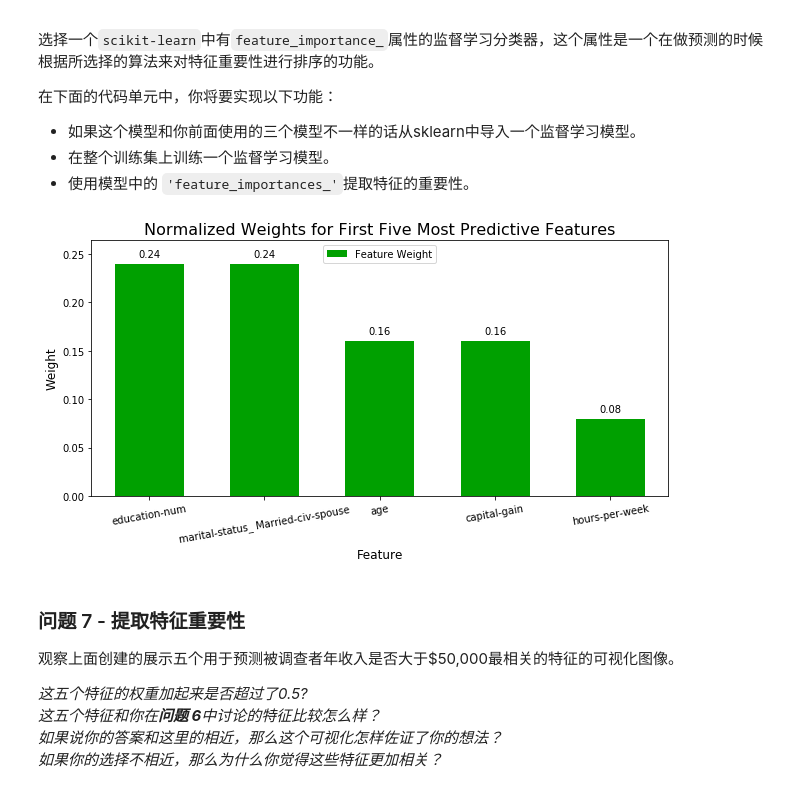
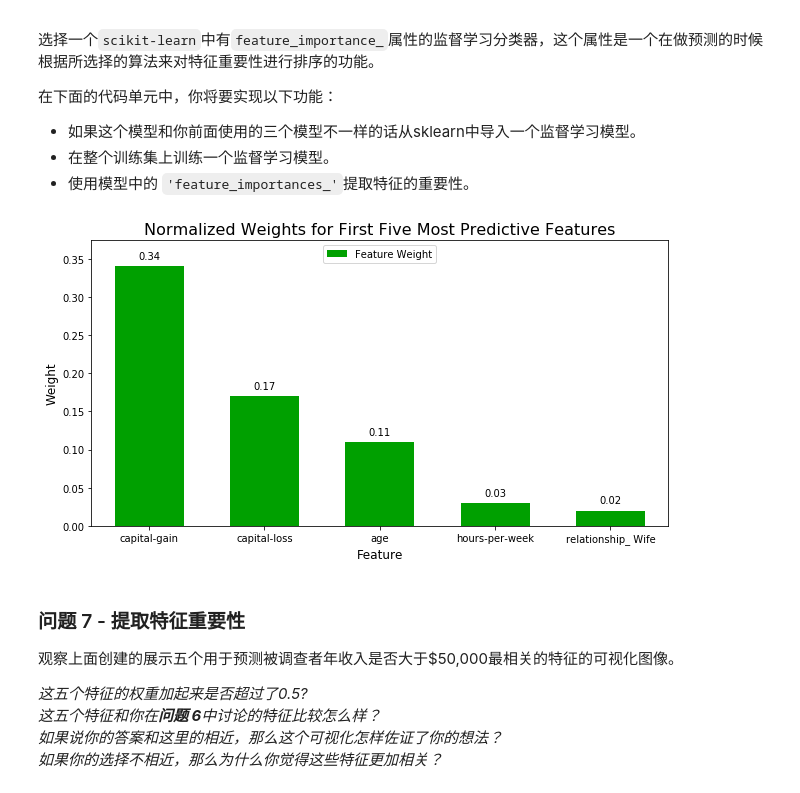
Before and after one commit to anxingirl/cn-python-foundation, a Jupyter notebook: finding_donors/finding_donors.ipynb, the cells around one changed output. Drawn from its saved outputs; the diff is of its cells as text; code cells hidden in the pictures.

```diff
--- a/finding_donors/finding_donors.ipynb
+++ b/finding_donors/finding_donors.ipynb
@@ -596,18 +627,18 @@ _在这十三个记录中，你认为哪五个特征对于预测是最重要的
 # %%
 # TODO：导入一个有'feature_importances_'的监督学习模型
 
 # TODO：在训练集上训练一个监督学习模型
 model = AdaBoostClassifier(algorithm='SAMME.R', base_estimator=None,
-          learning_rate=0.2, n_estimators=25, random_state=10)
+          learning_rate=1, n_estimators=100, random_state=10)
 model.fit(X_train,y_train)
 
 # TODO： 提取特征重要性
 importances = model.feature_importances_
 
 # 绘图
 vs.feature_plot(importances, X_train, y_train)
 # %% [output]
-[figure, old version]
+[figure, new version]
 # %% [markdown]
 ### 问题 7 - 提取特征重要性
 观察上面创建的展示五个用于预测被调查者年收入是否大于\$50,000最相关的特征的可视化图像。
```
Also changed, not shown: parts of 10 cells of this notebook, 1 other file.
